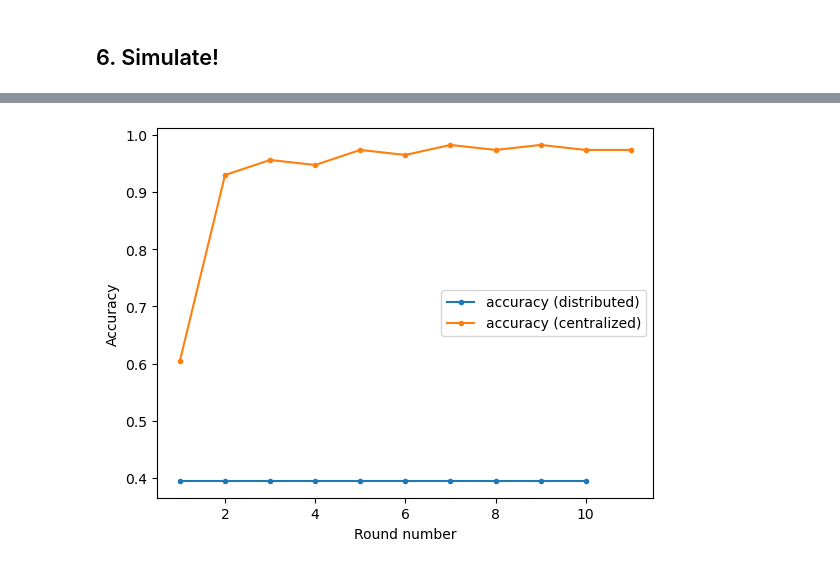
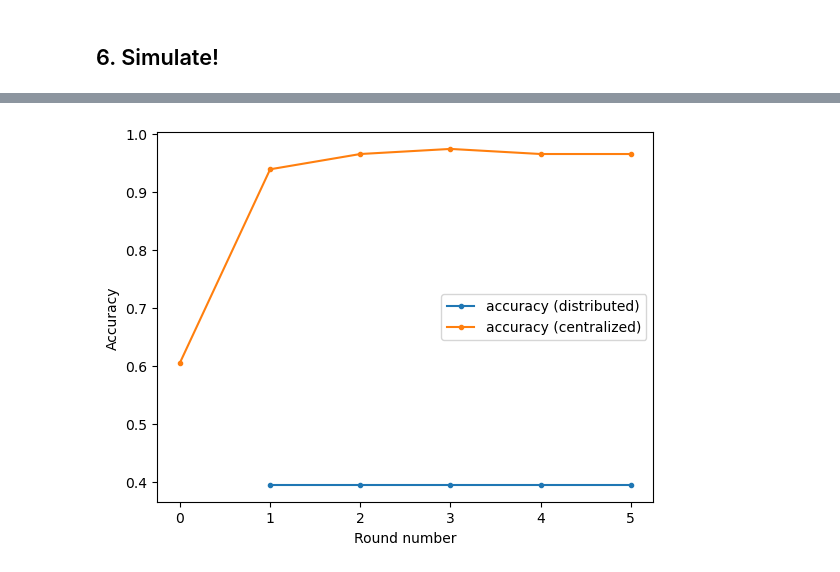
Before and after one commit to amaralcs/federated_learning, a Jupyter notebook: src/classification.ipynb, the cells around one changed output, grey strips where cells are left out. Cells and saved outputs as stored; diff of their text form; code cells hidden in the pictures.

```diff
--- a/src/classification.ipynb
+++ b/src/classification.ipynb
@@ -153,11 +147,13 @@ def set_initial_params(pipe: Pipeline, n_feats, n_classes=1) -> Pipeline:
 # %% [markdown]
 ## 3. Define FlowerClient
 # %%
+import pickle
 import warnings
 import flwr as fl
 
 class BreastCancerClient(fl.client.NumPyClient):
-    def __init__(self, pipe, train_set, test_set):
+    def __init__(self, cid, pipe, train_set, test_set):
+        self.cid = cid
         self.pipe = pipe
         self.clf = self.pipe.steps[-1][1]
         self.X_train, self.y_train = train_set
@@ -172,20 +168,26 @@ class BreastCancerClient(fl.client.NumPyClient):
             warnings.simplefilter("ignore")
             self.pipe.fit(self.X_train, self.y_train)
 
-        # print(f"Training finished for round {config['server_round']}")
+        # Save each model for investigation later
+        print(f"Training finished for round {config['server_round']}")
+        with open(f"../models/client/client_{self.cid}_rnd_{config['server_round']}.pkl" , "wb") as client_f:
+            pickle.dump(self.pipe, client_f)
+
         return self.get_parameters(self.pipe), len(self.X_train), {}
 
     def evaluate(self, parameters, config):  # type: ignore
         set_model_params(self.pipe, parameters)
         loss = log_loss(self.y_test, self.clf.predict_proba(self.X_test))
         accuracy = self.clf.score(self.X_test, self.y_test)
+
+        print(f"Evaluation finished for round {config['server_round']}")
         return loss, len(self.X_test), {"accuracy": accuracy}
 
 def launch_client(client_id, train_sets=train_sets, test_set=test_set):
     model = make_pipeline(StandardScaler(), LogisticRegression(max_iter=1, warm_start=True))
     train_set = train_sets[int(client_id)]
     set_initial_params(model, n_feats=(train_set[0][0].shape[-1]), n_classes=1)
-    return BreastCancerClient(model, train_set, test_set)
+    return BreastCancerClient(client_id, model, train_set, test_set)
 # %% [markdown]
 ## 5. Set Federated learning strategy
 # %% [markdown]
@@ -195,44 +197,51 @@ The `metrics` input to this function is a list of the form: `[(n_examples, dict(
 # %%
 from flwr.common import Metrics
 
-# Implement function to print mean accuracy across clients
-def mean_accuracy(metrics: List[Tuple[int, Metrics]]) -> Metrics:
-    accuracies = [m["accuracy"] for n_examples, m in metrics]
-    return {"accuracy": np.mean(accuracies)}
-
+# Implement function to print weighted mean accuracy across clients
 def weighted_accuracy(metrics: List[Tuple[int, Metrics]]) -> Metrics:
     accuracies = [num_examples * m["accuracy"] for num_examples, m in metrics]
     examples = [num_examples for num_examples, _ in metrics]
 
     return {"accuracy": sum(accuracies) / sum(examples)}
 
-
 def evaluate(server_round, parameters, config):
+    """Evaluation function to compute centralized accuracy"""
     model = pipe
     set_model_params(model, parameters)
     loss = log_loss(y_test, model[1].predict_proba(X_test))
     accuracy = model.score(X_test, y_test)
+
+    print(f"Centralized evaluation finished for round {server_round}")
+
+    # Save each model for investigation later
+    with open(f"../models/server/pipeline_rnd_{server_round}.pkl" , "wb") as server_f:
+        pickle.dump(model, server_f)
     return loss, {"accuracy": accuracy}
+
+def fit_config(server_round: int) -> dict:
+    return {"server_round": server_round}
 
 strategy = fl.server.strategy.FedAvg(
     fraction_fit=1.0,  # Sample 100% of available clients for training
-    fraction_evaluate=1,  # Sample 50% of available clients for evaluation
+    fraction_evaluate=0.5,  # Sample 50% of available clients for evaluation
     min_fit_clients=5,
     min_evaluate_clients=1,  # Never sample less than 5 clients for evaluation
     min_available_clients=5,  # Wait until all 10 clients are available
-    # evaluate_metrics_aggregation_fn=mean_accuracy
     evaluate_metrics_aggregation_fn=weighted_accuracy,
-    evaluate_fn=evaluate
+    evaluate_fn=evaluate,
+    on_fit_config_fn=fit_config,
+    on_evaluate_config_fn=fit_config
 )
 # %% [markdown]
 ## 6. Simulate!
 # %%
-n_rounds = 10
+n_rounds = 5
+
 hist = fl.simulation.start_simulation(
     client_fn=launch_client,
     num_clients=5,
     config=fl.server.ServerConfig(num_rounds=n_rounds),
     strategy=strategy,
-    client_resources=None,
+    client_resources=None
 )
 # %% [output]
@@ -256,12 +289,12 @@ INFO flwr 2023-04-30 16:26:33,182 | app.py:222 | app_fit: metrics_centralized {'
 # %%
 dist_acc = [acc for round_n, acc in hist.metrics_distributed["accuracy"]]
 centr_acc = [acc for round_n, acc in hist.metrics_centralized["accuracy"]]
 
 plt.plot(range(1, n_rounds+1), dist_acc, ".-", label="accuracy (distributed)")
-plt.plot(range(1, n_rounds+2), centr_acc, ".-", label="accuracy (centralized)") # Centralized metrics have a first evaluation done with the initial weights
+plt.plot(range(0, n_rounds+1), centr_acc, ".-", label="accuracy (centralized)") # Centralized metrics have a first evaluation done with the initial weights
 plt.legend()
 plt.xlabel("Round number")
 plt.ylabel("Accuracy")
 plt.show()
 # %% [output]
-[figure, old version]
+[figure, new version]
```
Also changed, not shown: parts of 8 cells of this notebook.
